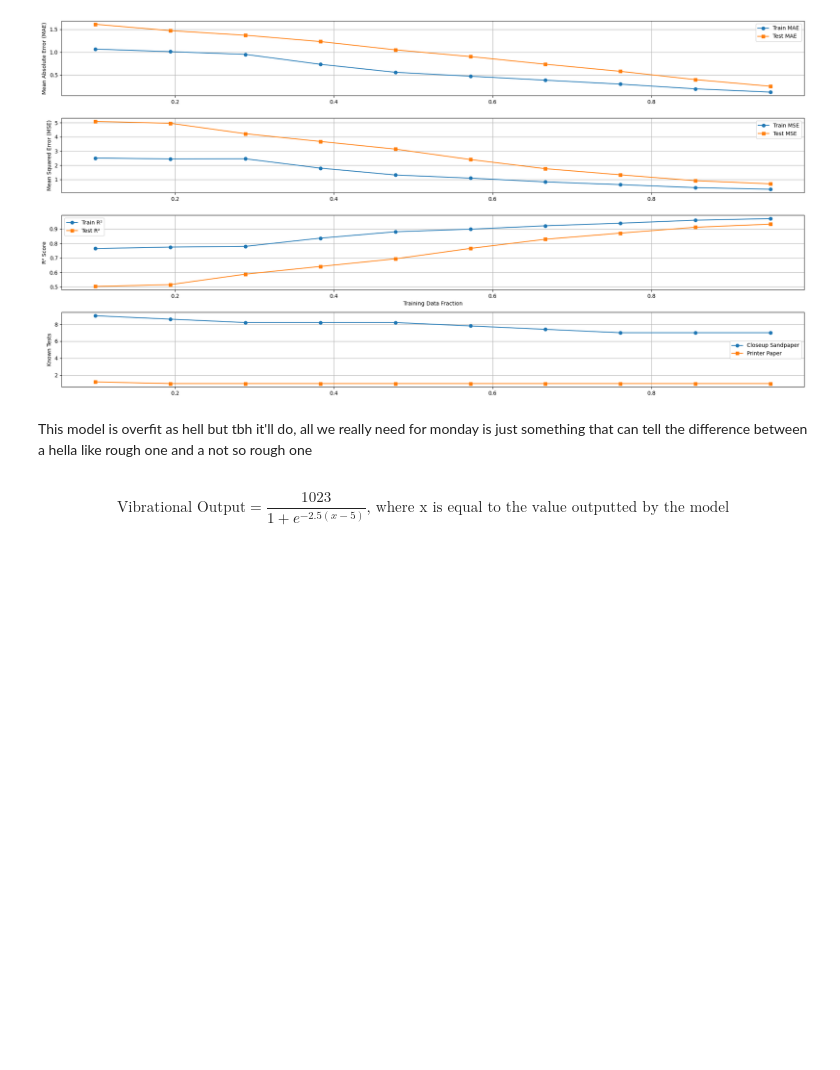
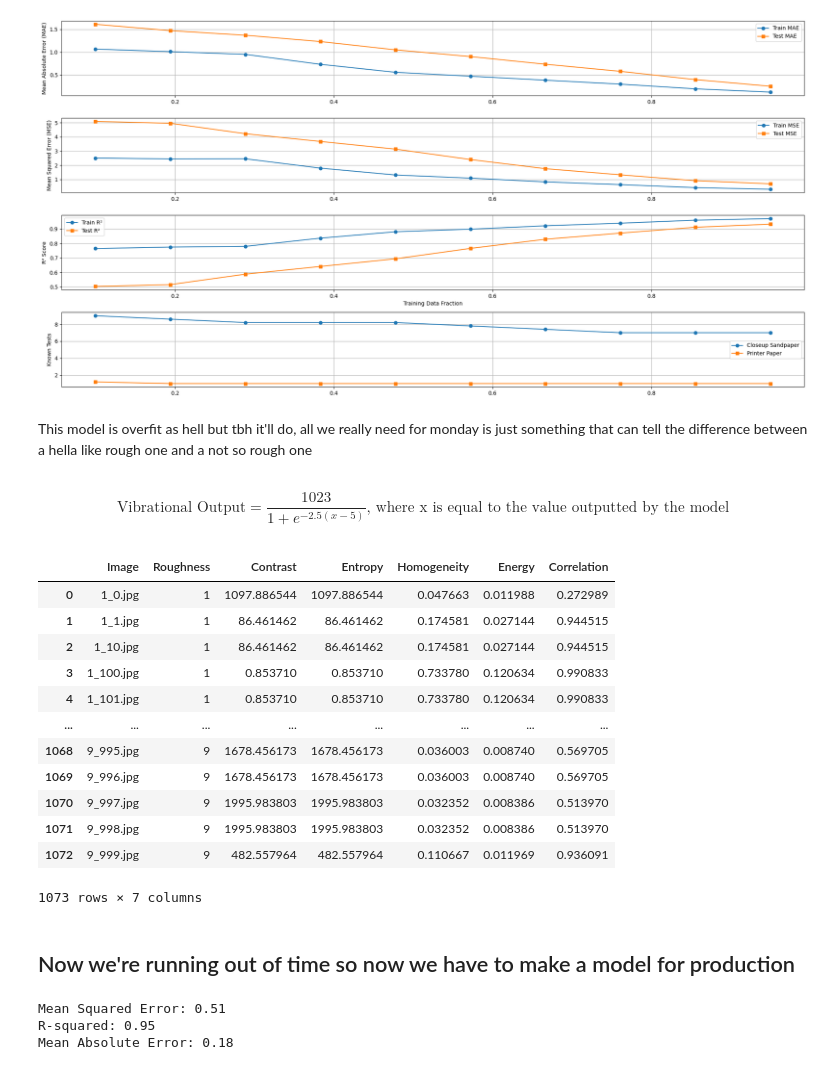
Before and after one commit to oofidc/UIC-BioDesign-25-Code, a Jupyter notebook: Figure_Generation.ipynb, the cells around one changed output. Saved outputs shown, nothing was run; the diff lists cells and outputs as text; code cells hidden in the pictures; blank space fills up the shorter version.

```diff
--- a/Figure_Generation.ipynb
+++ b/Figure_Generation.ipynb
@@ -1297,3 +1303,21 @@ Predicted Roughness for Blue_Printer_Paper.png: 1.0
 This model is overfit as hell but tbh it'll do, all we really need for monday is just something that can tell the difference between a hella like rough one and a not so rough one
 # %% [markdown]
 $$\text{Vibrational Output}=\frac{1023}{1+e^{-2.5\left(x-5\right)}} \text{, where x is equal to the value outputted by the model}$$
+# %%
+df
+# %% [output]
+|  | Image | Roughness | Contrast | Entropy | Homogeneity | Energy | Correlation |
+| 0 | 1_0.jpg | 1 | 1097.886544 | 1097.886544 | 0.047663 | 0.011988 | 0.272989 |
+| 1 | 1_1.jpg | 1 | 86.461462 | 86.461462 | 0.174581 | 0.027144 | 0.944515 |
+| 2 | 1_10.jpg | 1 | 86.461462 | 86.461462 | 0.174581 | 0.027144 | 0.944515 |
+| 3 | 1_100.jpg | 1 | 0.853710 | 0.853710 | 0.733780 | 0.120634 | 0.990833 |
+| 4 | 1_101.jpg | 1 | 0.853710 | 0.853710 | 0.733780 | 0.120634 | 0.990833 |
+| ... | ... | ... | ... | ... | ... | ... | ... |
+| 1068 | 9_995.jpg | 9 | 1678.456173 | 1678.456173 | 0.036003 | 0.008740 | 0.569705 |
+| 1069 | 9_996.jpg | 9 | 1678.456173 | 1678.456173 | 0.036003 | 0.008740 | 0.569705 |
+| 1070 | 9_997.jpg | 9 | 1995.983803 | 1995.983803 | 0.032352 | 0.008386 | 0.513970 |
+| 1071 | 9_998.jpg | 9 | 1995.983803 | 1995.983803 | 0.032352 | 0.008386 | 0.513970 |
+| 1072 | 9_999.jpg | 9 | 482.557964 | 482.557964 | 0.110667 | 0.011969 | 0.936091 |
+1073 rows × 7 columns
+# %% [markdown]
+## Now we're running out of time so now we have to make a model for production
@@ -1299,0 +1326,37 @@ $$\text{Vibrational Output}=\frac{1023}{1+e^{-2.5\left(x-5\right)}} \text{, wher
+# %%
+
+#Begin Training Model
+
+def train_and_init_model():
+    prod_df = pd.read_csv("image_data.csv")
+    X = prod_df[['Contrast','Entropy','Energy','Correlation']]
+    y = prod_df['Roughness']
+
+
+    # Split the data into training and testing sets
+    X_train, X_test, y_train, y_test = train_test_split(X, y, test_size=0.2, random_state=42)
+
+
+    neigh = KNeighborsRegressor(n_neighbors=5)
+    neigh.fit(X_train, y_train)
+
+    y_pred = neigh.predict(X_test)
+
+
+    # Calculate accuracy metrics
+    mse = mean_squared_error(y_test, y_pred)
+    r2 = r2_score(y_test, y_pred)
+    mae = mean_absolute_error(y_test,y_pred)
+
+    print(f"Mean Squared Error: {mse:.2f}")
+    print(f"R-squared: {r2:.2f}")
+    print(f"Mean Absolute Error: {mae:.2f}")
+    print(f"")
+
+    return neigh
+
+trained_model = train_and_init_model()
+# %% [output]
+Mean Squared Error: 0.51
+R-squared: 0.95
+Mean Absolute Error: 0.18
```
Also changed, not shown: parts of 4 cells of this notebook, 6 other files.
